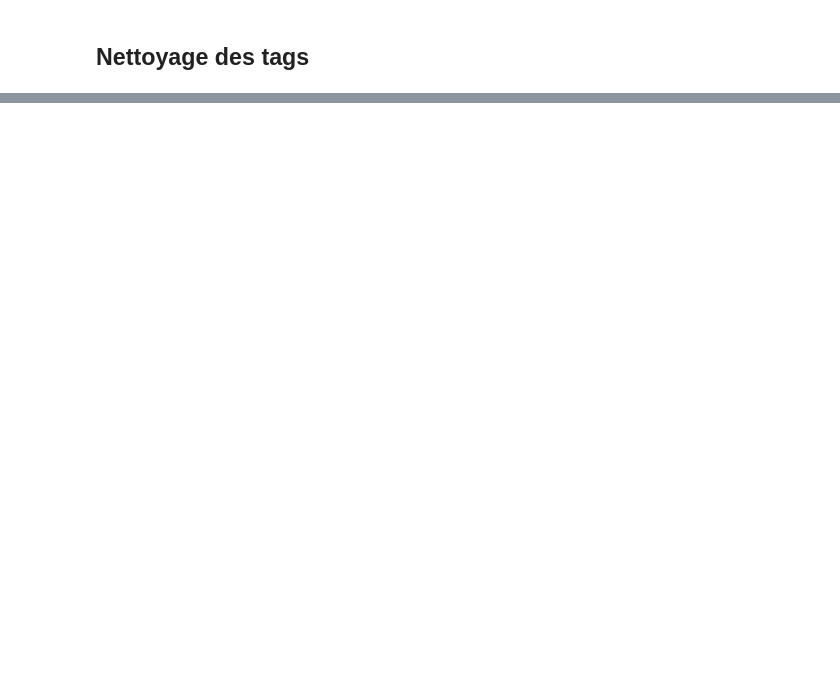
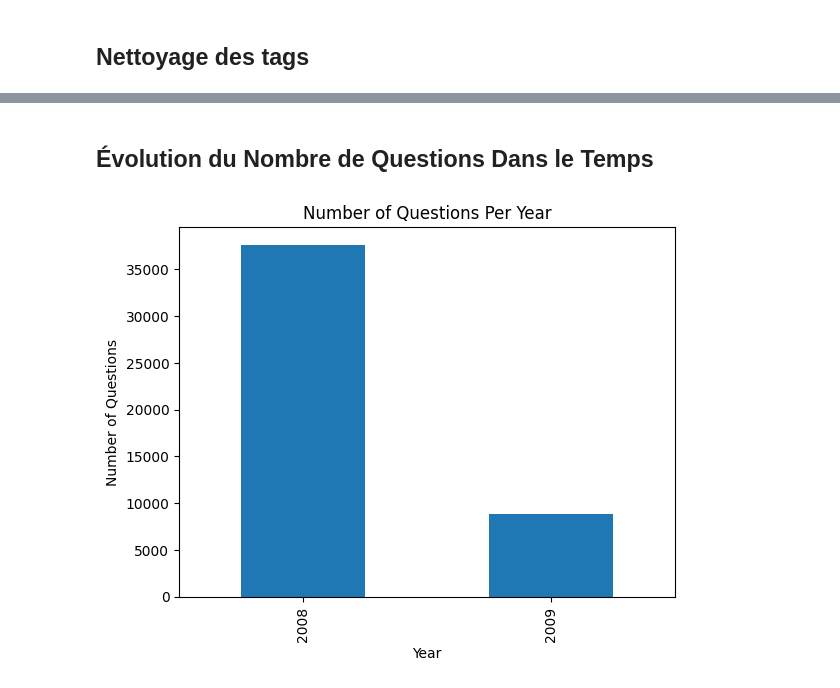
Before and after one commit to eleffa/suggestion_de_tags, a Jupyter notebook: suggestions-de-tags.ipynb, the cells around one changed output, grey strips where cells are left out. Cells and saved outputs as stored; diff of their text form; code cells hidden in the pictures; blank space fills up the shorter version.

```diff
--- a/suggestions-de-tags.ipynb
+++ b/suggestions-de-tags.ipynb
@@ -95,0 +272,12 @@ Name: Tags, Length: 46500, dtype: object
+# %% [markdown]
+## Évolution du Nombre de Questions Dans le Temps
+# %%
+# Comptage des questions par année
+df['CreationYear'] = pd.to_datetime(df['CreationDate']).dt.year
+questions_per_year = df['CreationYear'].value_counts().sort_index()
+questions_per_year.plot(kind='bar', title='Number of Questions Per Year')
+plt.xlabel('Year')
+plt.ylabel('Number of Questions')
+plt.show()
+# %% [output]
+[figure, added]
```
Also changed, not shown: parts of 37 cells of this notebook.
